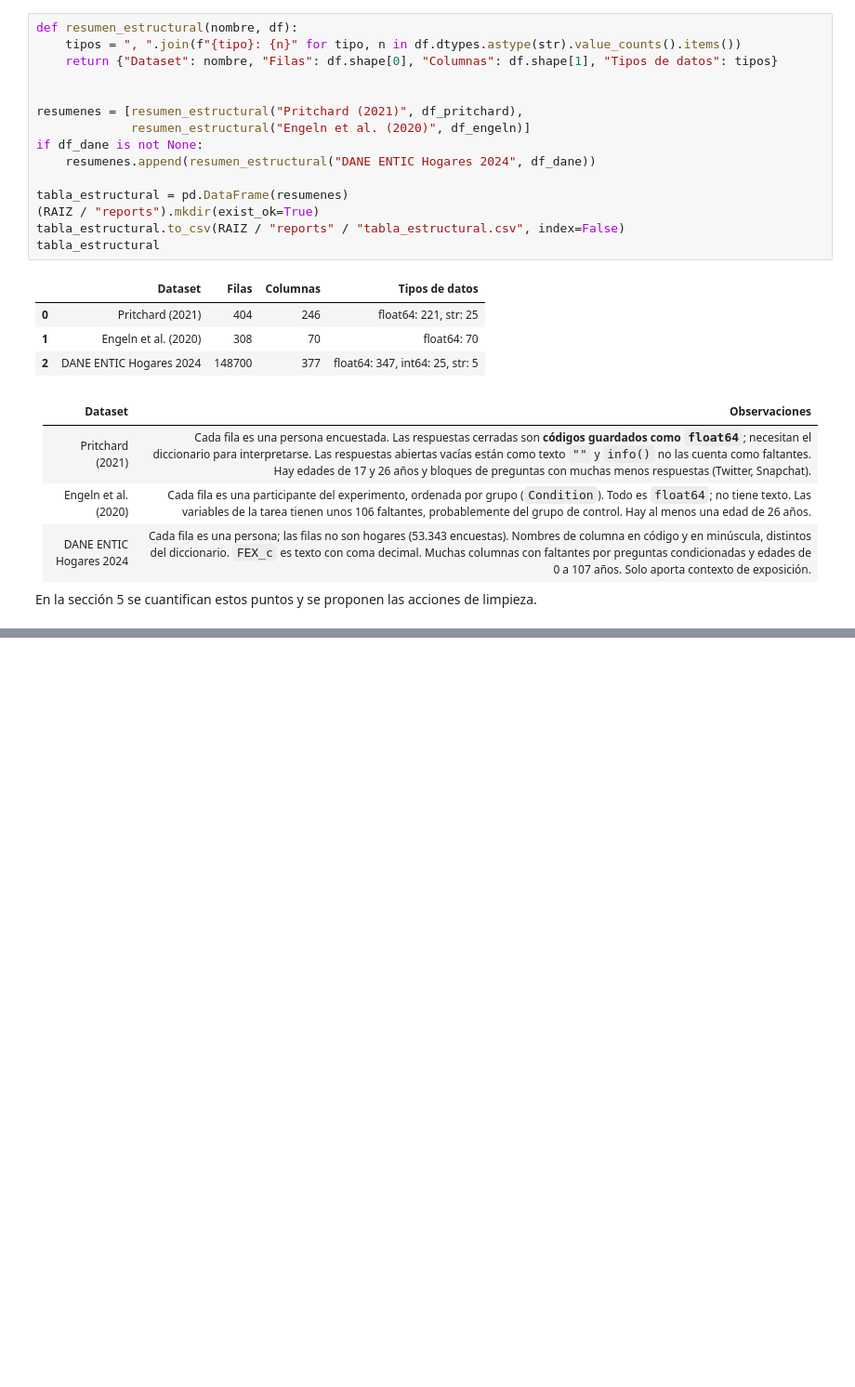
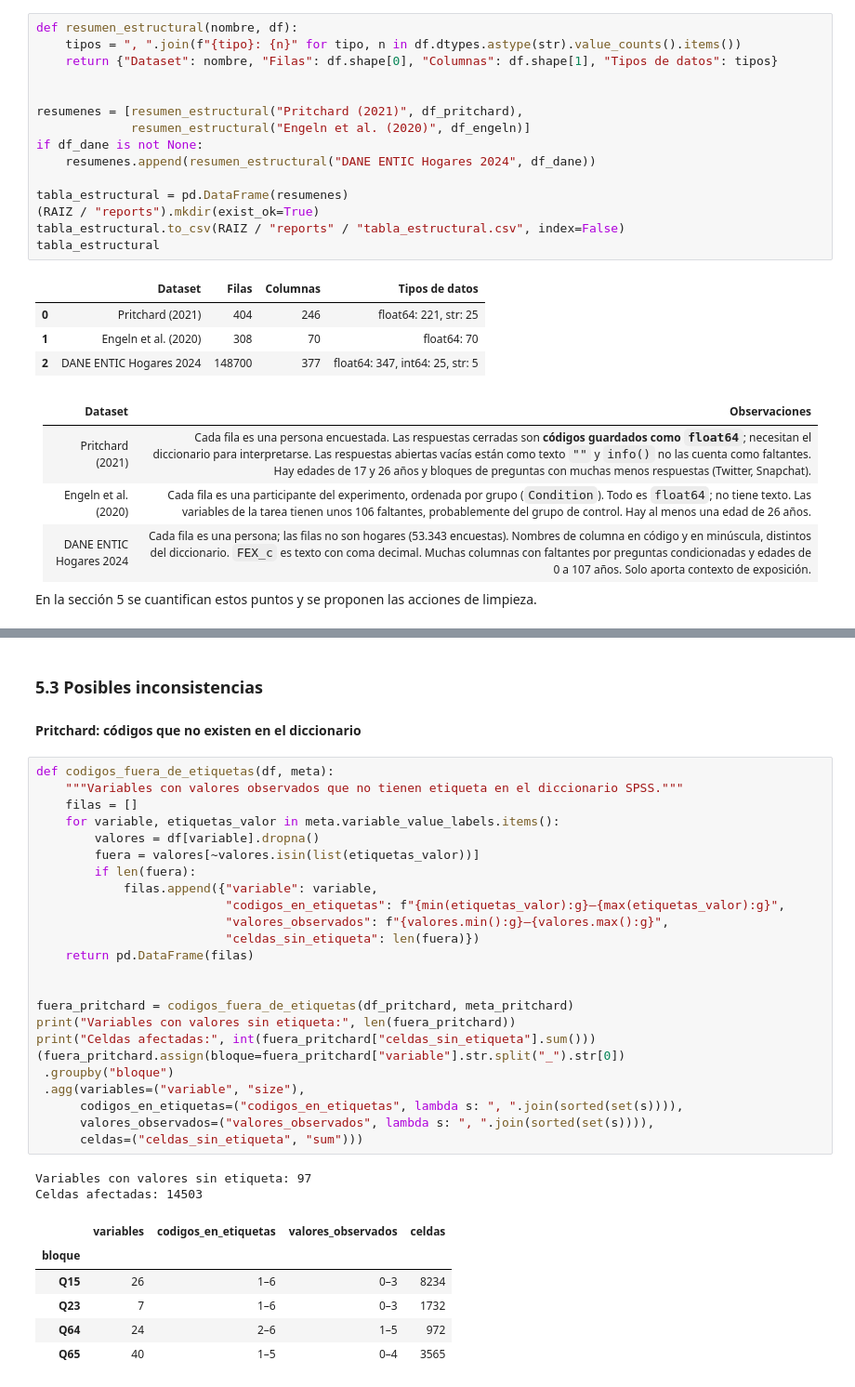
Before and after one commit to MMBEGAMBRE/percepcion-belleza-redes, a Jupyter notebook: notebooks/diagnostico_calidad.ipynb, the cells around one changed output, grey strips where cells are left out. Shown at 93% size. Saved outputs shown, nothing was run; the diff lists cells and outputs as text; blank space fills up the shorter version.

```diff
--- a/notebooks/diagnostico_calidad.ipynb
+++ b/notebooks/diagnostico_calidad.ipynb
@@ -654,0 +941,37 @@ En la sección 5 se cuantifican estos puntos y se proponen las acciones de limpi
+# %% [markdown]
+### 5.3 Posibles inconsistencias
+
+#### Pritchard: códigos que no existen en el diccionario
+# %%
+def codigos_fuera_de_etiquetas(df, meta):
+    """Variables con valores observados que no tienen etiqueta en el diccionario SPSS."""
+    filas = []
+    for variable, etiquetas_valor in meta.variable_value_labels.items():
+        valores = df[variable].dropna()
+        fuera = valores[~valores.isin(list(etiquetas_valor))]
+        if len(fuera):
+            filas.append({"variable": variable,
+                          "codigos_en_etiquetas": f"{min(etiquetas_valor):g}–{max(etiquetas_valor):g}",
+                          "valores_observados": f"{valores.min():g}–{valores.max():g}",
+                          "celdas_sin_etiqueta": len(fuera)})
+    return pd.DataFrame(filas)
+
+
+fuera_pritchard = codigos_fuera_de_etiquetas(df_pritchard, meta_pritchard)
+print("Variables con valores sin etiqueta:", len(fuera_pritchard))
+print("Celdas afectadas:", int(fuera_pritchard["celdas_sin_etiqueta"].sum()))
+(fuera_pritchard.assign(bloque=fuera_pritchard["variable"].str.split("_").str[0])
+ .groupby("bloque")
+ .agg(variables=("variable", "size"),
+      codigos_en_etiquetas=("codigos_en_etiquetas", lambda s: ", ".join(sorted(set(s)))),
+      valores_observados=("valores_observados", lambda s: ", ".join(sorted(set(s)))),
+      celdas=("celdas_sin_etiqueta", "sum")))
+# %% [output]
+Variables con valores sin etiqueta: 97
+Celdas afectadas: 14503
+|  | variables | codigos_en_etiquetas | valores_observados | celdas |
+| bloque |  |  |  |  |
+| Q15 | 26 | 1–6 | 0–3 | 8234 |
+| Q23 | 7 | 1–6 | 0–3 | 1732 |
+| Q64 | 24 | 2–6 | 1–5 | 972 |
+| Q65 | 40 | 1–5 | 0–4 | 3565 |
```
Also changed, not shown: parts of 54 cells of this notebook, 1 other file.
